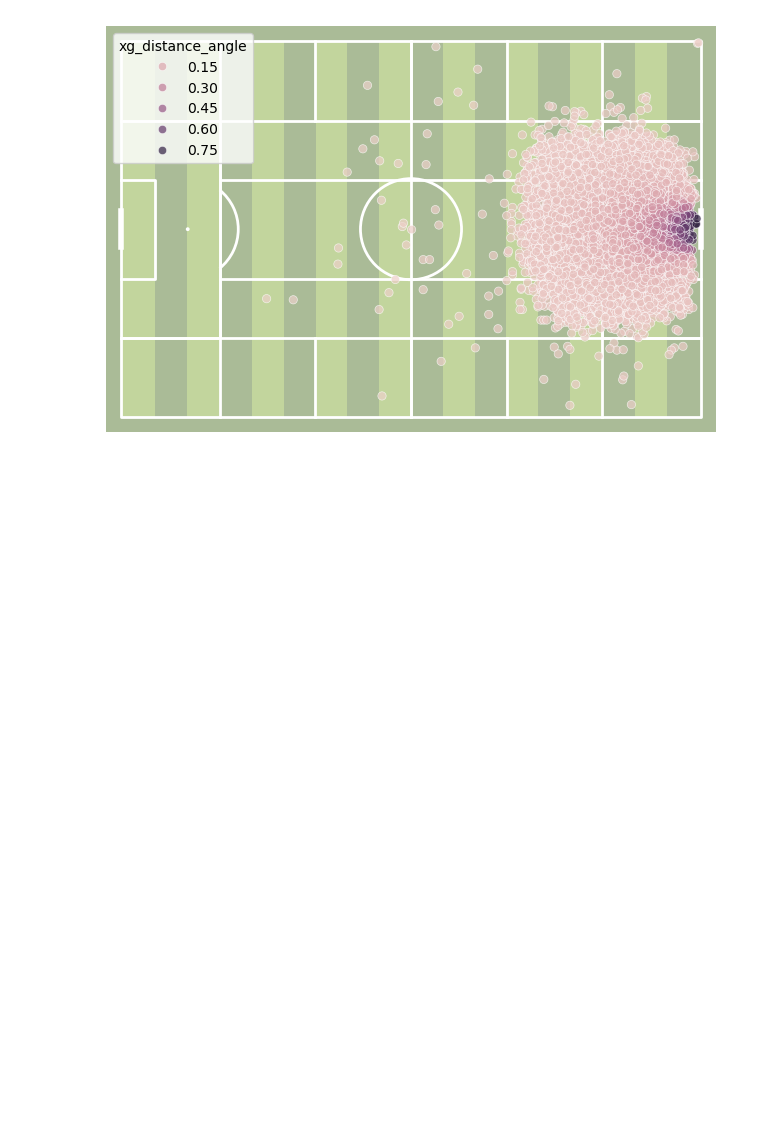
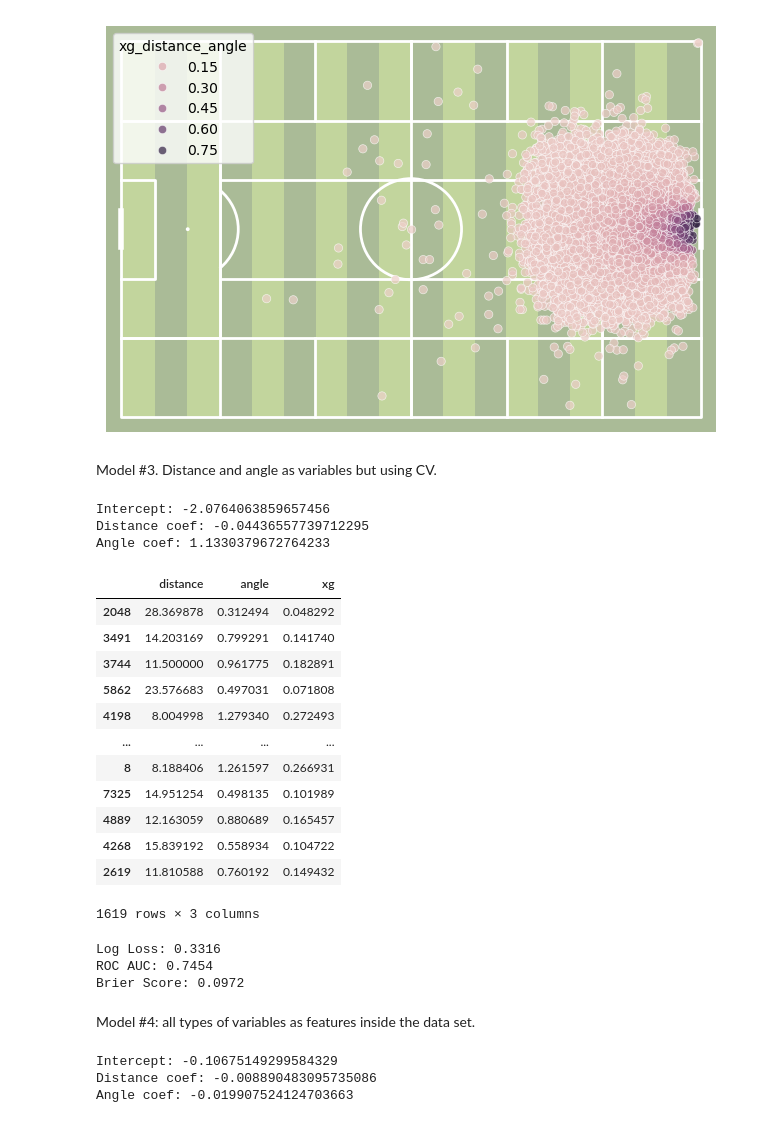
Before and after one commit to Data-Science-Club-ELTE/football-analytics, a Jupyter notebook: xg_model.ipynb, the cells around one changed output. Cells and saved outputs as stored; diff of their text form; code cells hidden in the pictures; blank space fills up the shorter version.

```diff
--- a/xg_model.ipynb
+++ b/xg_model.ipynb
@@ -197,3 +199,59 @@ sns.scatterplot(x='x', y='y', data=df, hue='xg_distance_angle', alpha=0.7, ax=ax
 # %% [output]
 <Axes: xlabel='x', ylabel='y'>
 [figure]
+# %% [markdown]
+Model #3. Distance and angle as variables but using CV.
+# %%
+features3 = ['distance', 'angle']
+
+X3 = df[features3]
+y3 = df['is_goal'].astype(int)
+
+X_train, X_test, y_train, y_test = train_test_split(X3, y3, test_size=0.2, random_state=0)
+
+model3=LogisticRegression()
+model3.fit(X_train, y_train)
+
+y_pred_proba = model3.predict_proba(X_test)[:, 1]
+# %%
+print("Intercept:", model3.intercept_[0])
+print("Distance coef:", model3.coef_[0][0])
+print("Angle coef:", model3.coef_[0][1])
+# %% [output]
+Intercept: -2.0764063859657456
+Distance coef: -0.04436557739712295
+Angle coef: 1.1330379672764233
+# %%
+final_df = X_test.copy()
+final_df['xg'] = y_pred_proba
+# %%
+final_df
+# %% [output]
+|  | distance | angle | xg |
+| 2048 | 28.369878 | 0.312494 | 0.048292 |
+| 3491 | 14.203169 | 0.799291 | 0.141740 |
+| 3744 | 11.500000 | 0.961775 | 0.182891 |
+| 5862 | 23.576683 | 0.497031 | 0.071808 |
+| 4198 | 8.004998 | 1.279340 | 0.272493 |
+| ... | ... | ... | ... |
+| 8 | 8.188406 | 1.261597 | 0.266931 |
+| 7325 | 14.951254 | 0.498135 | 0.101989 |
+| 4889 | 12.163059 | 0.880689 | 0.165457 |
+| 4268 | 15.839192 | 0.558934 | 0.104722 |
+| 2619 | 11.810588 | 0.760192 | 0.149432 |
+1619 rows × 3 columns
+# %%
+logloss = log_loss(y_test, y_pred_proba)
+roc_auc = roc_auc_score(y_test, y_pred_proba)
+brier_score = brier_score_loss(y_test, y_pred_proba)
+
+# Mostramos los resultados
+print(f"Log Loss: {logloss:.4f}")
+print(f"ROC AUC: {roc_auc:.4f}")
+print(f"Brier Score: {brier_score:.4f}")
+# %% [output]
+Log Loss: 0.3316
+ROC AUC: 0.7454
+Brier Score: 0.0972
+# %% [markdown]
+Model #4: all types of variables as features inside the data set.
@@ -199,0 +268,8 @@ sns.scatterplot(x='x', y='y', data=df, hue='xg_distance_angle', alpha=0.7, ax=ax
+# %%
+print("Intercept:", model4.intercept_[0])
+print("Distance coef:", model4.coef_[0][0])
+print("Angle coef:", model4.coef_[0][1])
+# %% [output]
+Intercept: -0.10675149299584329
+Distance coef: -0.008890483095735086
+Angle coef: -0.019907524124703663
```
Also changed, not shown: parts of 6 cells of this notebook.
